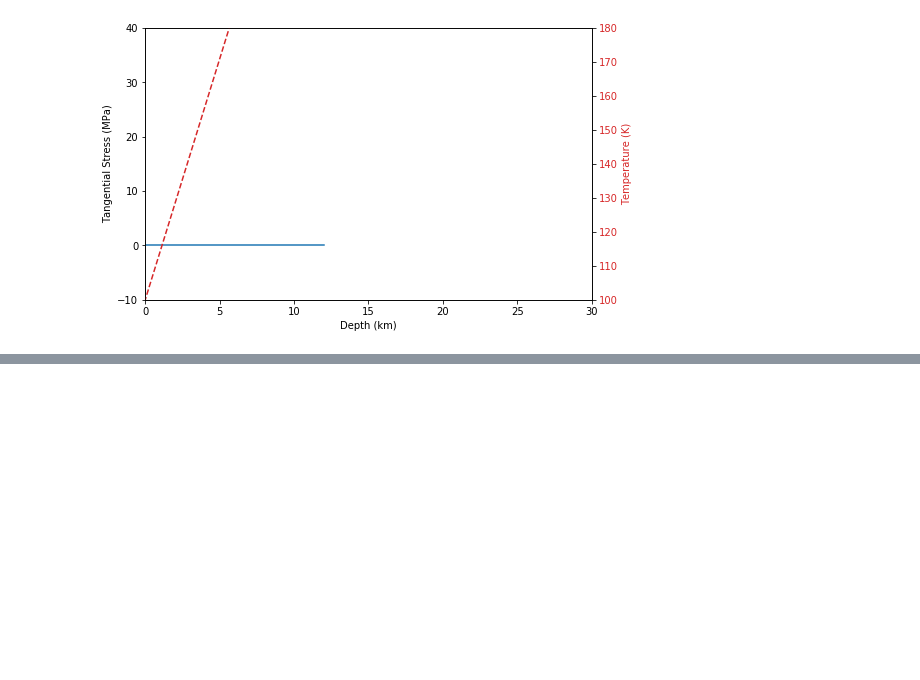
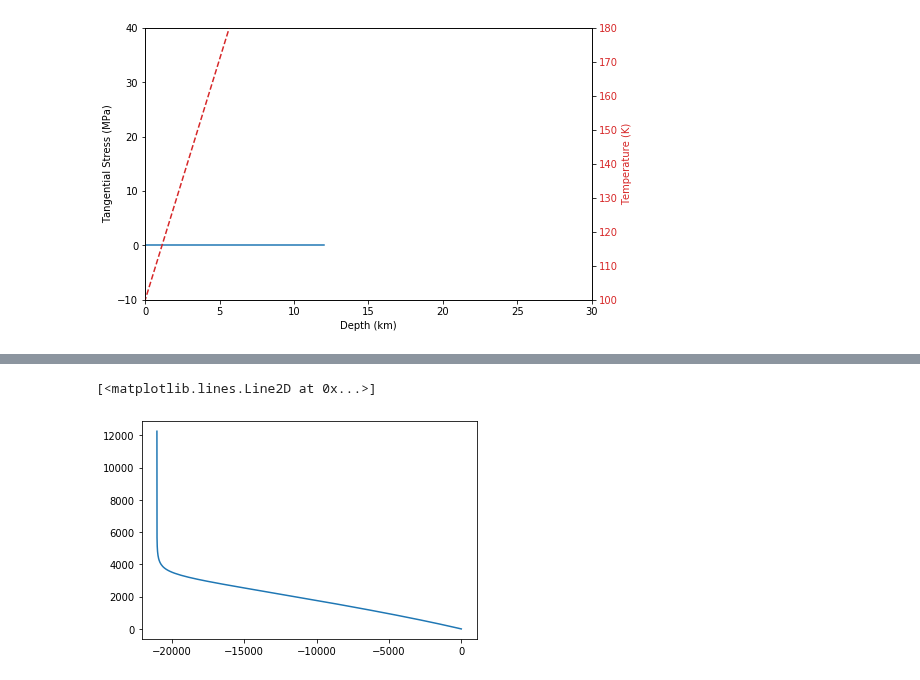
Before and after one commit to ssajous/europa-cycloids, a Jupyter notebook: src/Thermal Stress.ipynb, the cells around one changed output, grey strips where cells are left out. Drawn from its saved outputs; the diff is of its cells as text; code cells hidden in the pictures; blank space fills up the shorter version.

```diff
--- a/src/Thermal Stress.ipynb
+++ b/src/Thermal Stress.ipynb
@@ -542,0 +575,9 @@ LHS
+# %%
+df = pd.DataFrame(np.concatenate([sigma_r.reshape(sigma_r.shape[0], 1),
+                             testR.reshape(testR.shape[0], 1)], axis=1),
+            columns=['stress', 'r'])
+# %%
+plt.plot(df['stress'], df['r'])
+# %% [output]
+[<matplotlib.lines.Line2D at 0x...>]
+[figure, added]
```
Also changed, not shown: parts of 9 cells of this notebook.
